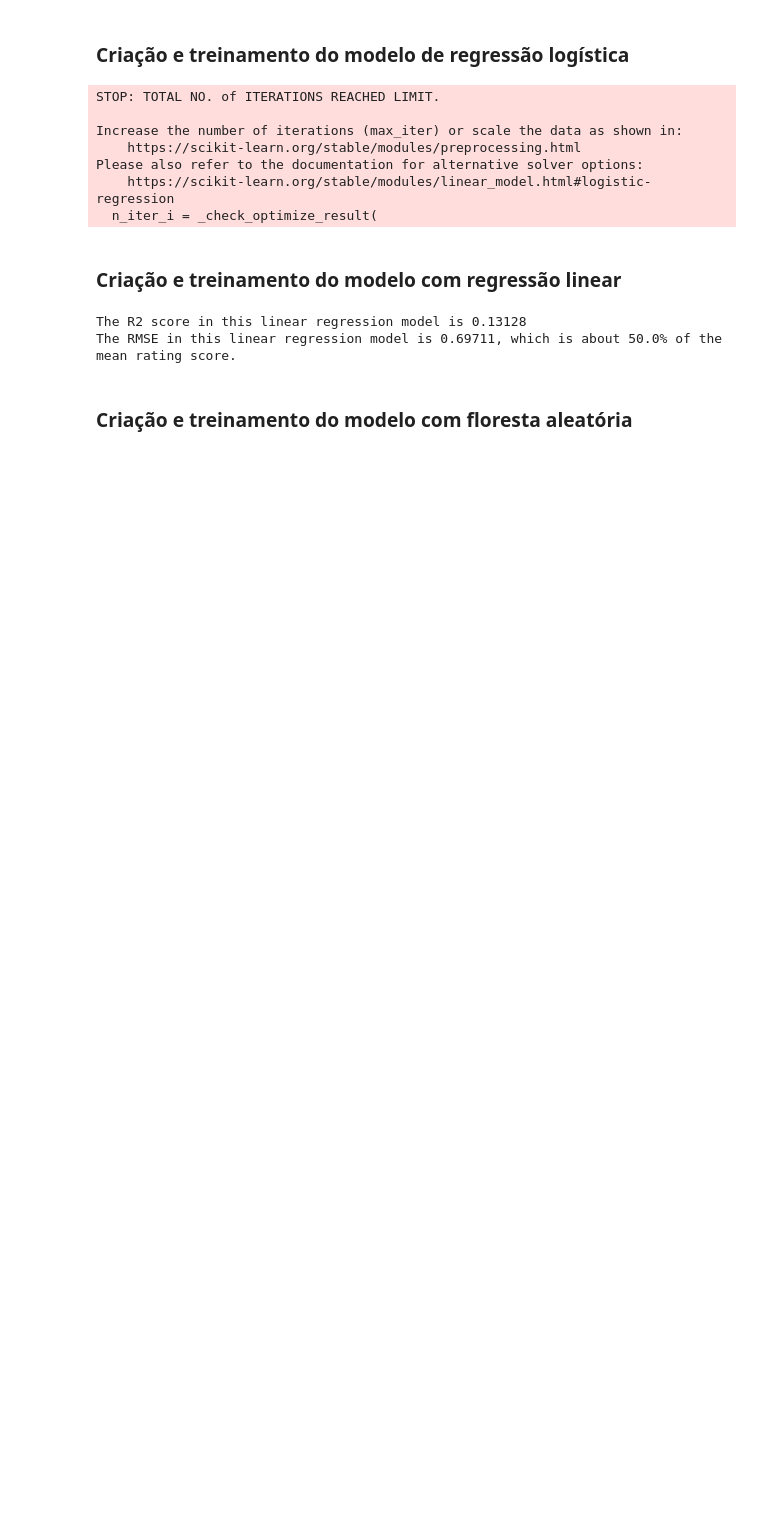
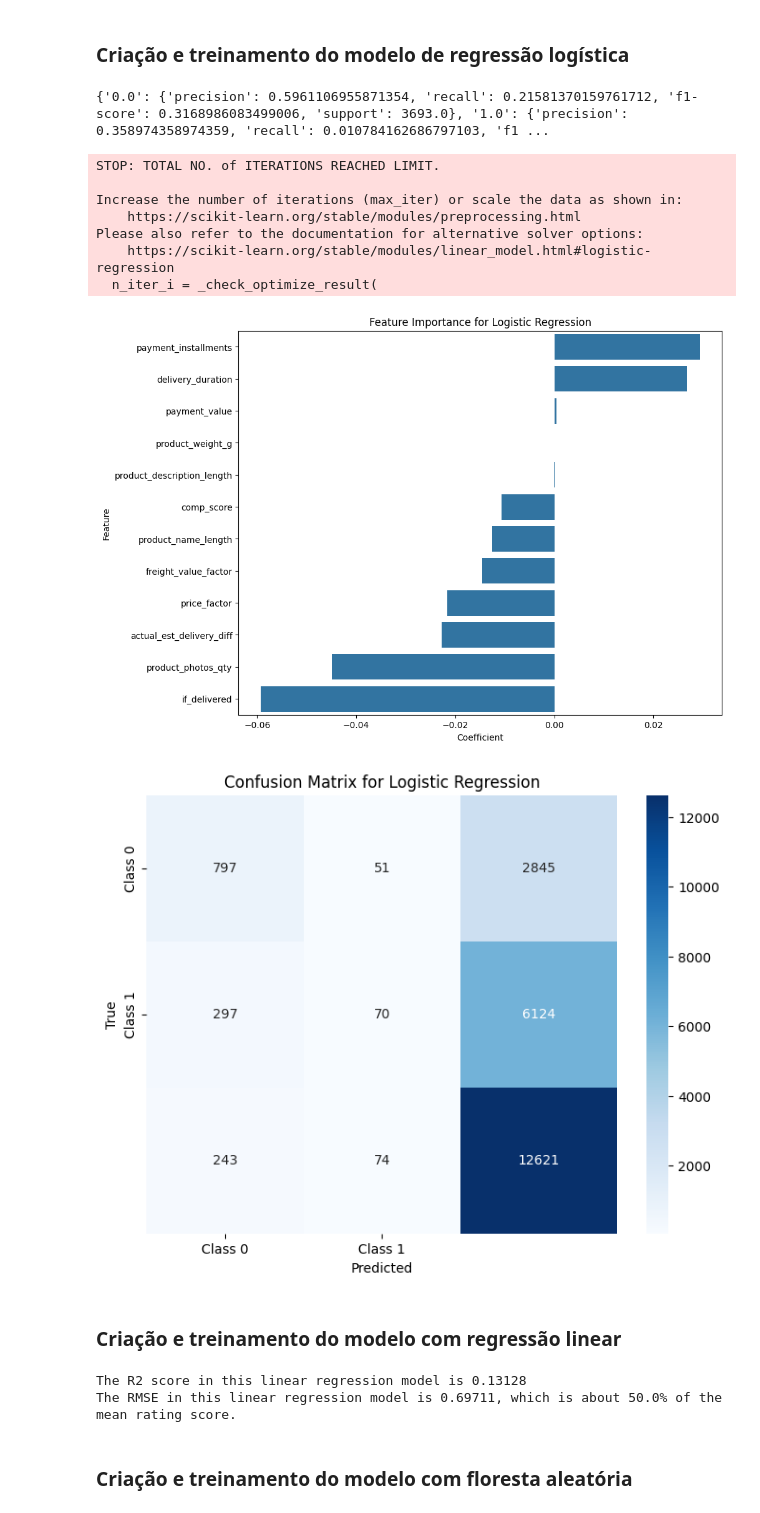
Before and after one commit to wnetohr/Olist-Brazilian-E-Commerce, a Jupyter notebook: notebooks/prediction_models.ipynb, the cells around one changed output. Saved outputs shown, nothing was run; the diff lists cells and outputs as text; code cells hidden in the pictures; blank space fills up the shorter version.

```diff
--- a/notebooks/prediction_models.ipynb
+++ b/notebooks/prediction_models.ipynb
@@ -139,19 +202,40 @@ class_report_dt = classification_report(y_test, y_pred,output_dict=True)
 # %%
 # Criar e treinar o modelo de regressão logística
 model = LogisticRegression(max_iter=1000, random_state=seed)
 model.fit(x_train, y_train)
 
 # Fazer previsões e avaliar o modelo
 y_pred_lr = model.predict(x_test)
+conf_matrix_lr = confusion_matrix(y_test, y_pred_lr)
 class_report_lr = classification_report(y_test, y_pred_lr,output_dict=True)
+print(class_report_lr)
+
+coefficients = model.coef_[0]
+importance_lr_df = pd.DataFrame({'Feature': features_names, 'Coefficient': coefficients})
+importance_lr_df = importance_lr_df.sort_values(by='Coefficient', ascending=False)
+
+plt.figure(figsize=(10, 8))
+sns.barplot(x='Coefficient', y='Feature', data=importance_lr_df)
+plt.title('Feature Importance for Logistic Regression')
+plt.show()
+
+plt.figure(figsize=(8, 6))
+sns.heatmap(conf_matrix_lr, annot=True, fmt='d', cmap='Blues', xticklabels=['Class 0', 'Class 1'], yticklabels=['Class 0', 'Class 1'])
+plt.title('Confusion Matrix for Logistic Regression')
+plt.xlabel('Predicted')
+plt.ylabel('True')
+plt.show()
 # %% [output]
-STOP: TOTAL NO. of ITERATIONS REACHED LIMIT.
-
-Increase the number of iterations (max_iter) or scale the data as shown in:
-    https://scikit-learn.org/stable/modules/preprocessing.html
-Please also refer to the documentation for alternative solver options:
-    https://scikit-learn.org/stable/modules/linear_model.html#logistic-regression
-  n_iter_i = _check_optimize_result(
+{'0.0': {'precision': 0.5961106955871354, 'recall': 0.21581370159761712, 'f1-score': 0.3168986083499006, 'support': 3693.0}, '1.0': {'precision': 0.358974358974359, 'recall': 0.010784162686797103, 'f1 ...
+STOP: TOTAL NO. of ITERATIONS REACHED LIMIT.
+
+Increase the number of iterations (max_iter) or scale the data as shown in:
+    https://scikit-learn.org/stable/modules/preprocessing.html
+Please also refer to the documentation for alternative solver options:
+    https://scikit-learn.org/stable/modules/linear_model.html#logistic-regression
+  n_iter_i = _check_optimize_result(
+[figure, added]
+[figure, added]
 # %% [markdown]
 ### Criação e treinamento do modelo com regressão linear
 # %%
```
Also changed, not shown: parts of 14 cells of this notebook.
